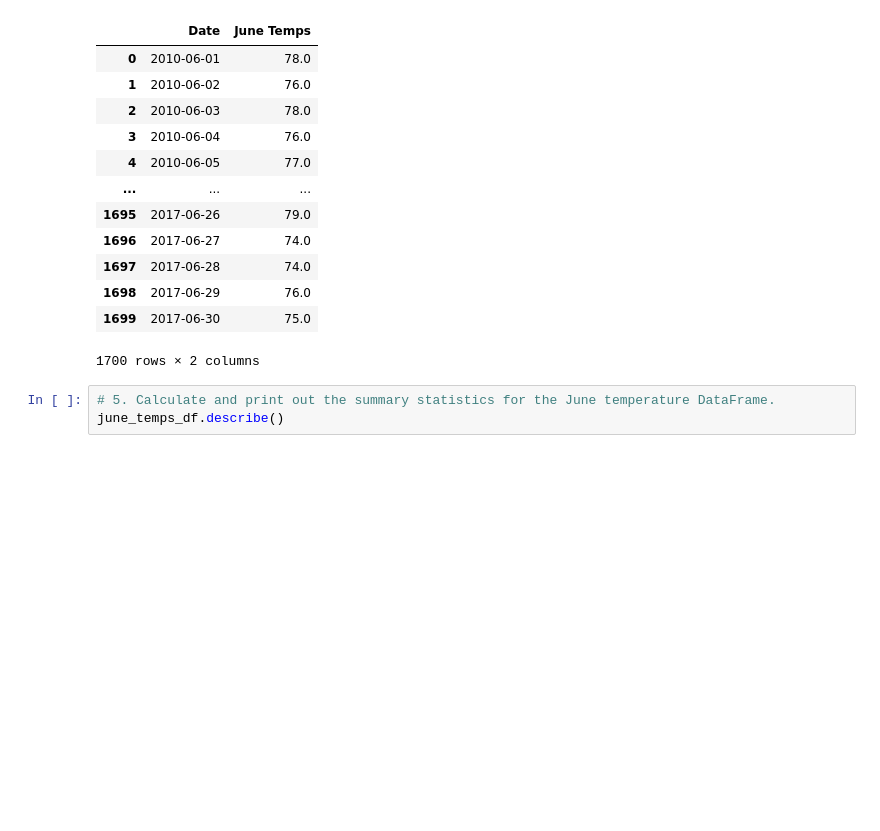
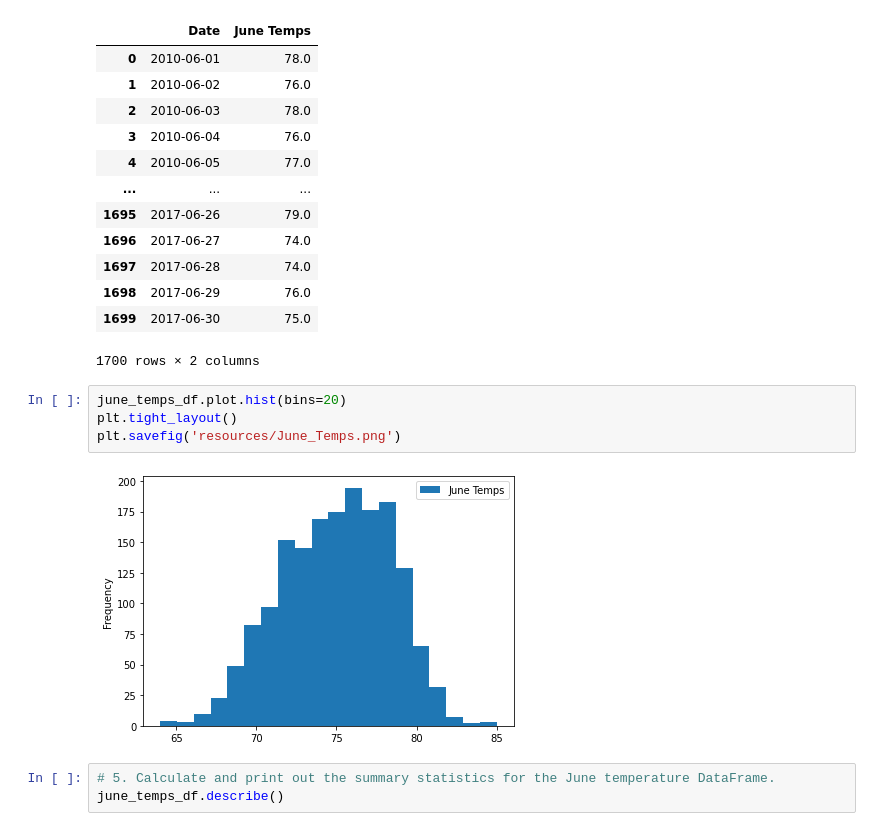
Before and after one commit to zoomdmartin02/Surfs-Up, a Jupyter notebook: SurfsUp_Challenge.ipynb, the cells around one changed output. Saved outputs shown, nothing was run; the diff lists cells and outputs as text; blank space fills up the shorter version.

```diff
--- a/SurfsUp_Challenge.ipynb
+++ b/SurfsUp_Challenge.ipynb
@@ -71,6 +72,12 @@ june_temps_df
 | 1698 | 2017-06-29 | 76.0 |
 | 1699 | 2017-06-30 | 75.0 |
 1700 rows × 2 columns
+# %%
+june_temps_df.plot.hist(bins=20)
+plt.tight_layout()
+plt.savefig('resources/June_Temps.png')
+# %% [output]
+[figure, added]
 # %%
 # 5. Calculate and print out the summary statistics for the June temperature DataFrame.
 june_temps_df.describe()
```
Also changed, not shown: parts of 3 cells of this notebook, 3 other files.
